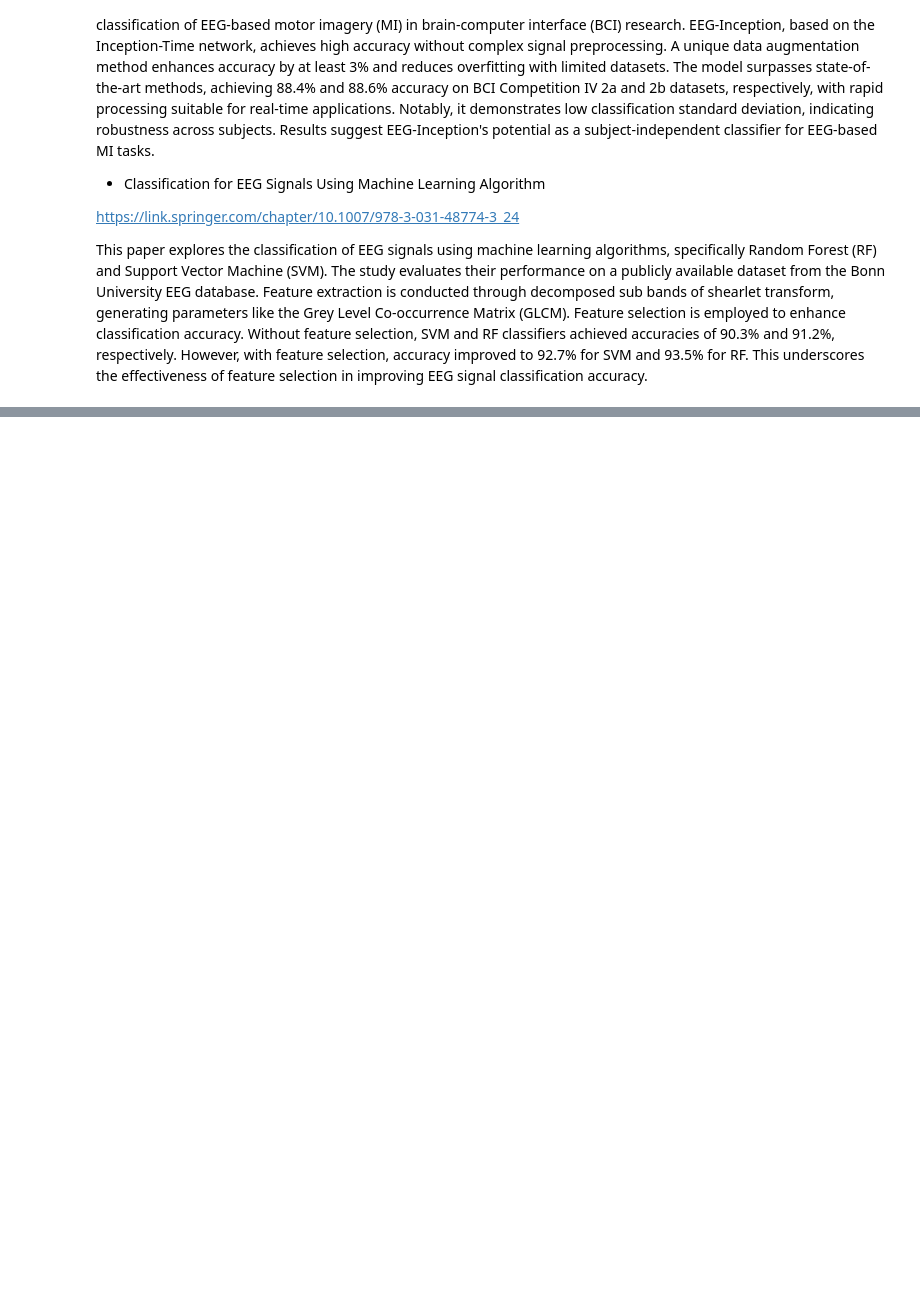
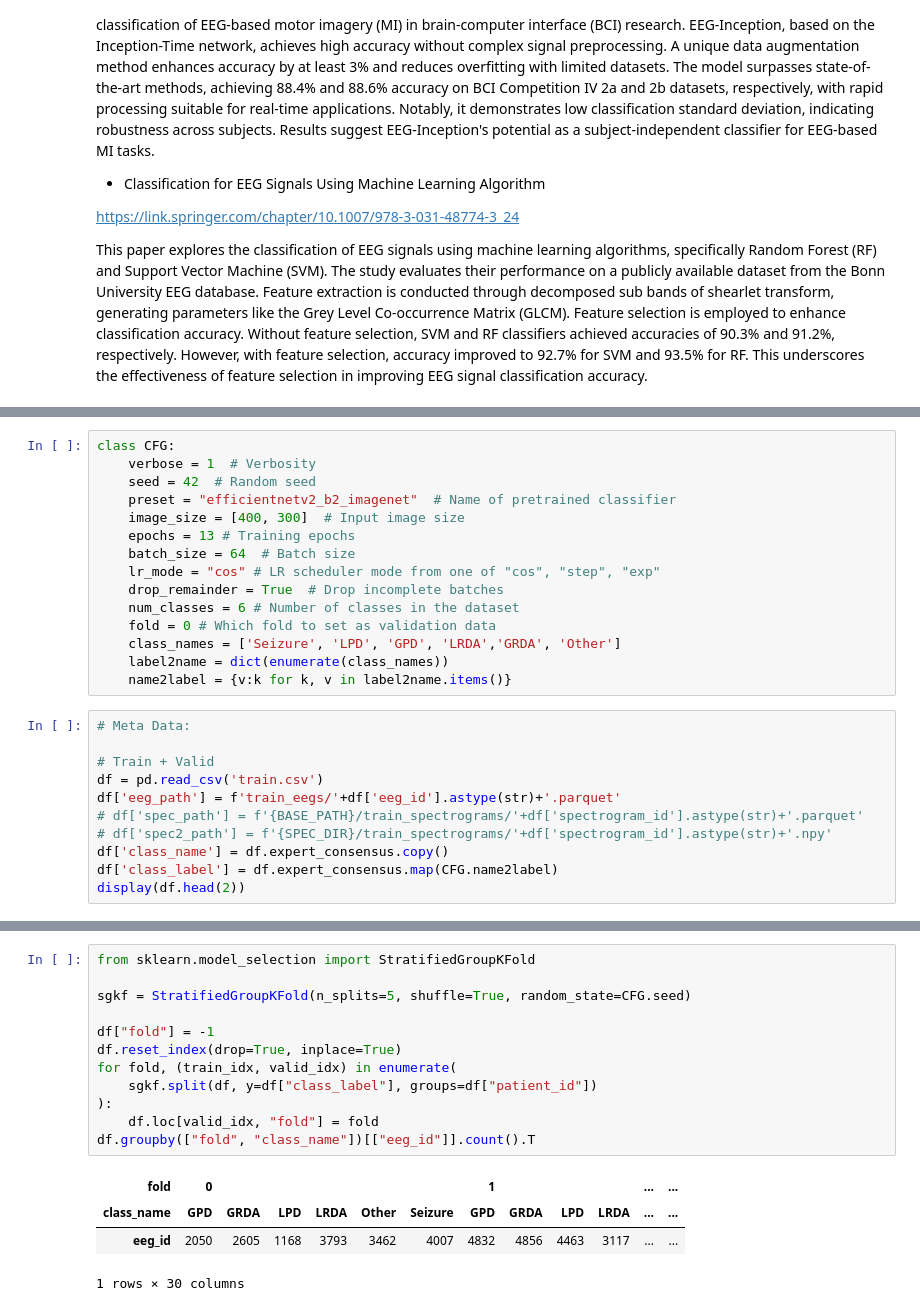
Before and after one commit to ramisa7/Team_EEG, a Jupyter notebook: Milestone1_Data_Science_Final_Project.ipynb, the cells around one changed output, grey strips where cells are left out. Drawn from its saved outputs; the diff is of its cells as text; blank space fills up the shorter version.

```diff
--- a/Milestone1_Data_Science_Final_Project.ipynb
+++ b/Milestone1_Data_Science_Final_Project.ipynb
@@ -242,0 +325,26 @@ Three-page long report covering the followings:
+# %%
+class CFG:
+    verbose = 1  # Verbosity
+    seed = 42  # Random seed
+    preset = "efficientnetv2_b2_imagenet"  # Name of pretrained classifier
+    image_size = [400, 300]  # Input image size
+    epochs = 13 # Training epochs
+    batch_size = 64  # Batch size
+    lr_mode = "cos" # LR scheduler mode from one of "cos", "step", "exp"
+    drop_remainder = True  # Drop incomplete batches
+    num_classes = 6 # Number of classes in the dataset
+    fold = 0 # Which fold to set as validation data
+    class_names = ['Seizure', 'LPD', 'GPD', 'LRDA','GRDA', 'Other']
+    label2name = dict(enumerate(class_names))
+    name2label = {v:k for k, v in label2name.items()}
+# %%
+# Meta Data:
+
+# Train + Valid
+df = pd.read_csv('train.csv')
+df['eeg_path'] = f'train_eegs/'+df['eeg_id'].astype(str)+'.parquet'
+# df['spec_path'] = f'{BASE_PATH}/train_spectrograms/'+df['spectrogram_id'].astype(str)+'.parquet'
+# df['spec2_path'] = f'{SPEC_DIR}/train_spectrograms/'+df['spectrogram_id'].astype(str)+'.npy'
+df['class_name'] = df.expert_consensus.copy()
+df['class_label'] = df.expert_consensus.map(CFG.name2label)
+display(df.head(2))
@@ -242,0 +478,17 @@ Three-page long report covering the followings:
+# %%
+from sklearn.model_selection import StratifiedGroupKFold
+
+sgkf = StratifiedGroupKFold(n_splits=5, shuffle=True, random_state=CFG.seed)
+
+df["fold"] = -1
+df.reset_index(drop=True, inplace=True)
+for fold, (train_idx, valid_idx) in enumerate(
+    sgkf.split(df, y=df["class_label"], groups=df["patient_id"])
+):
+    df.loc[valid_idx, "fold"] = fold
+df.groupby(["fold", "class_name"])[["eeg_id"]].count().T
+# %% [output]
+| fold | 0 |  |  |  |  |  | 1 |  |  |  | ... | ... |
+| class_name | GPD | GRDA | LPD | LRDA | Other | Seizure | GPD | GRDA | LPD | LRDA | ... | ... |
+| eeg_id | 2050 | 2605 | 1168 | 3793 | 3462 | 4007 | 4832 | 4856 | 4463 | 3117 | ... | ... |
+1 rows × 30 columns
```
Also changed, not shown: parts of 19 cells of this notebook.
